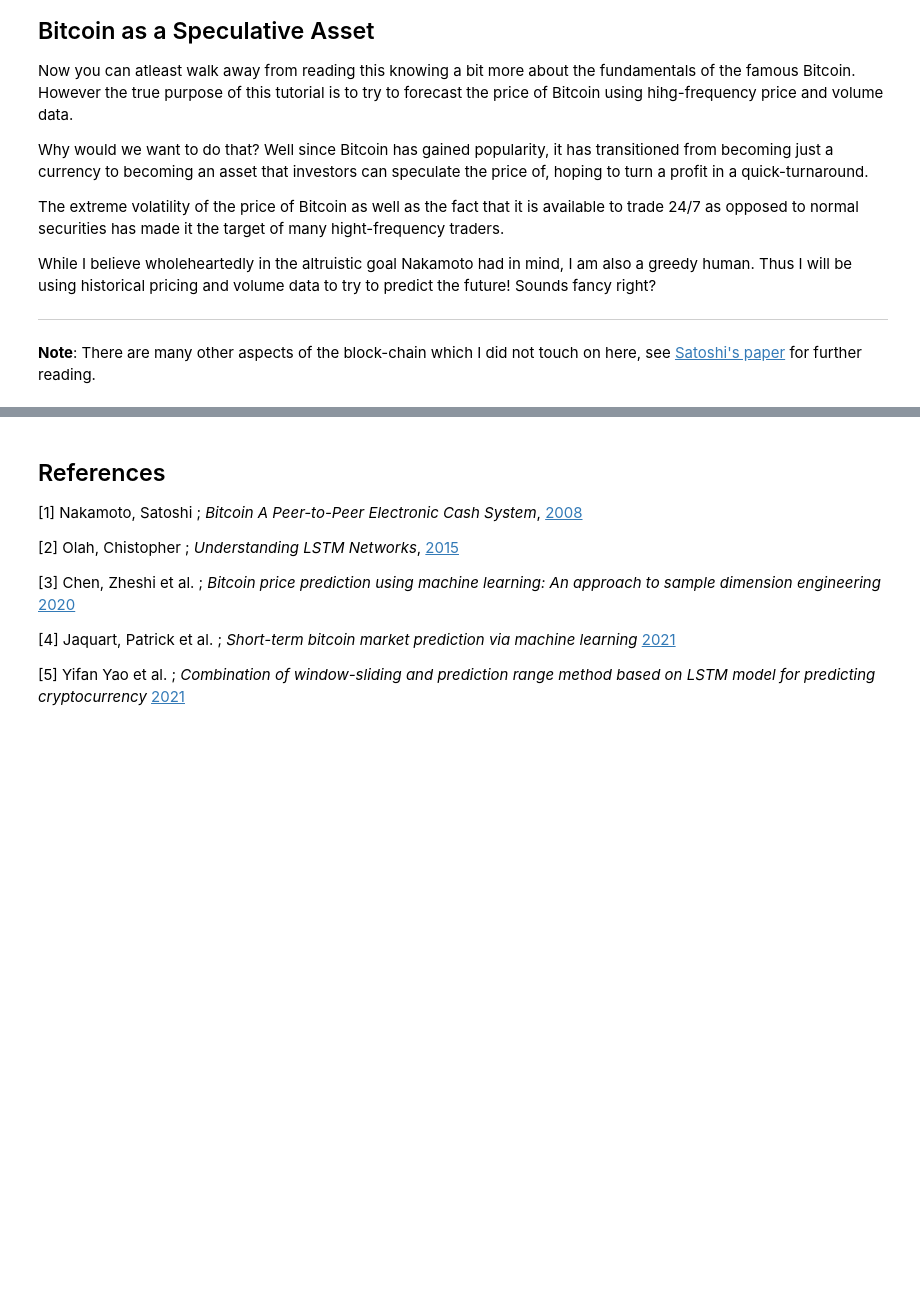
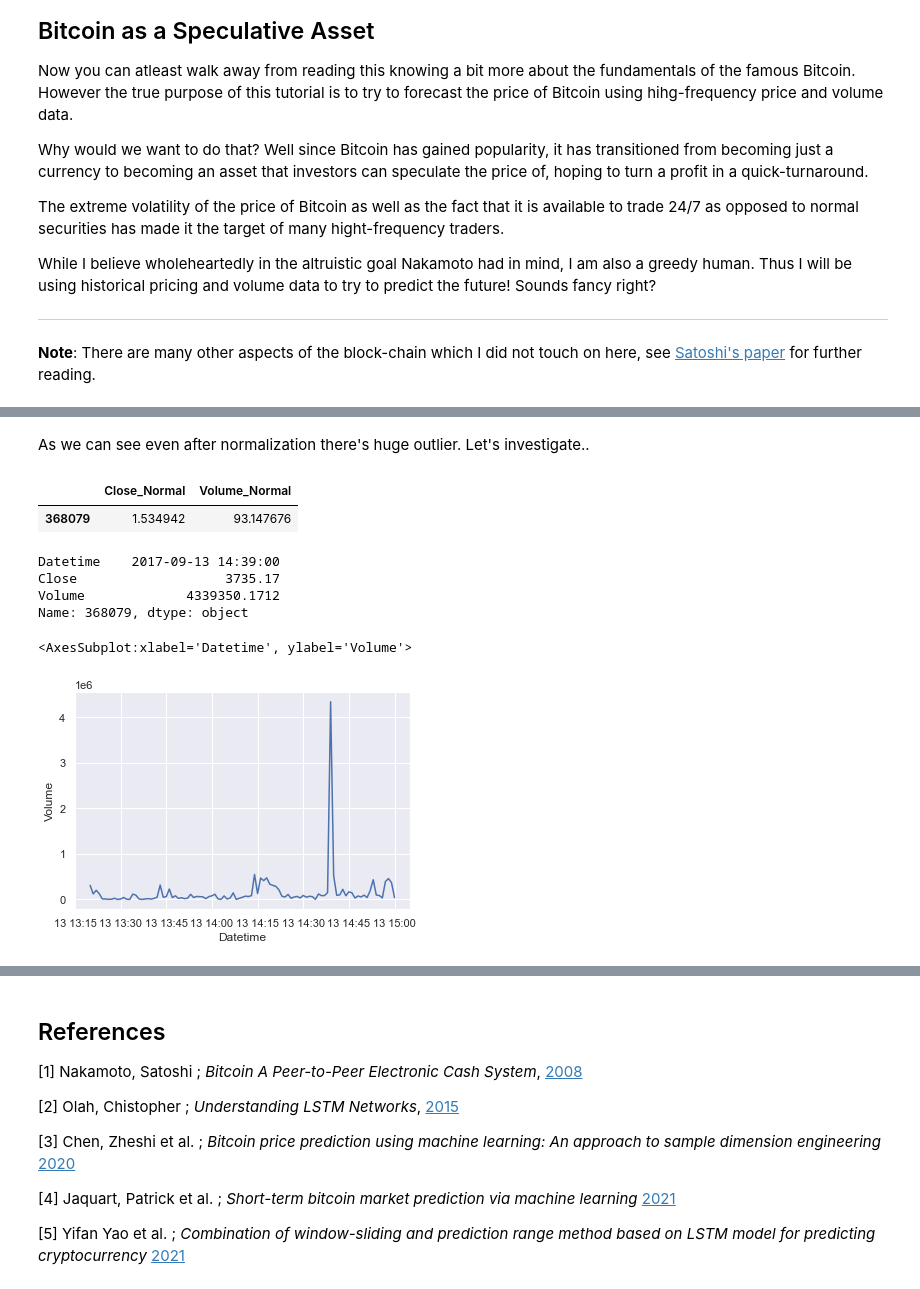
Before and after one commit to jcatron3/bitcoin_lstm, a Jupyter notebook: final_tutorial.ipynb, the cells around one changed output, grey strips where cells are left out. Saved outputs shown, nothing was run; the diff lists cells and outputs as text; code cells hidden in the pictures; blank space fills up the shorter version.

```diff
--- a/final_tutorial.ipynb
+++ b/final_tutorial.ipynb
@@ -209,0 +85,5 @@ The features I will be using are
+# %%
+# Loading DataFrame
+btc_1min_df_og = pd.read_csv('bitstampUSD_1-min_data_2012-01-01_to_2021-03-31.csv')
+# Displaying first and last 5 rows as well as column names
+btc_1min_df_og
@@ -209,0 +115,7 @@ The features I will be using are
+# %%
+# Adding Datetime column
+btc_1min_df_og['Datetime'] = pd.to_datetime(btc_1min_df_og['Timestamp'], unit='s')
+# Keeping relevant columns and renaming volume column
+btc_1min_df = btc_1min_df_og.loc[:,['Datetime','Close', 'Volume_(Currency)']].rename(columns= {'Volume_(Currency)': 'Volume'})
+
+btc_1min_df
@@ -209,0 +258,20 @@ The features I will be using are
+# %% [markdown]
+As we can see even after normalization there's huge outlier. Let's investigate..
+# %%
+cond = normal_df['Volume_Normal'] == normal_df['Volume_Normal'].max()
+normal_df.loc[cond, :]
+# %% [output]
+|  | Close_Normal | Volume_Normal |
+| 368079 | 1.534942 | 93.147676 |
+# %%
+btc_1min_df.loc[368079,:]
+# %% [output]
+Datetime    2017-09-13 14:39:00
+Close                   3735.17
+Volume             4339350.1712
+Name: 368079, dtype: object
+# %%
+sns.lineplot(x=btc_1min_df.loc[368000:368100, 'Datetime'], y=btc_1min_df.loc[368000:368100,'Volume'])
+# %% [output]
+<AxesSubplot:xlabel='Datetime', ylabel='Volume'>
+[figure, added]
```
Also changed, not shown: parts of 57 cells of this notebook.
